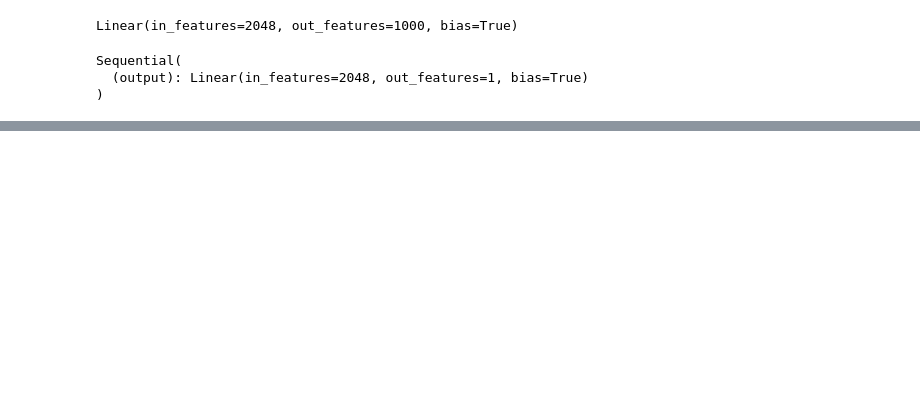
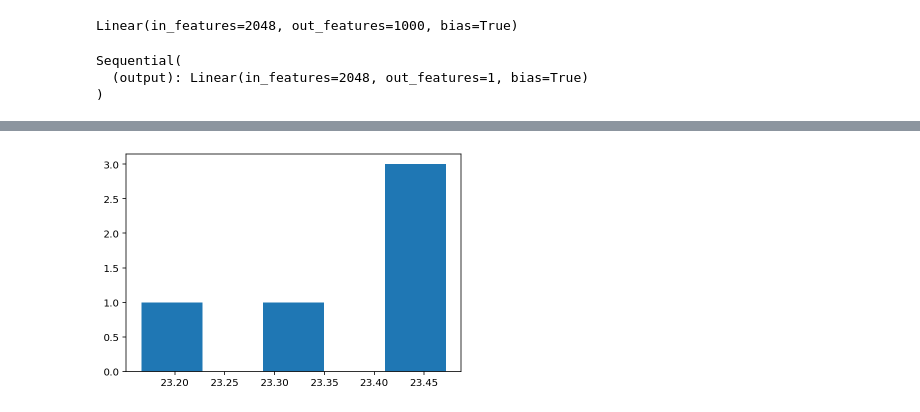
Before and after one commit to tonyzzzzz/FaceToBMI, a Jupyter notebook: notebooks/01-resnet.ipynb, the cells around one changed output, grey strips where cells are left out. Cells and saved outputs as stored; diff of their text form; code cells hidden in the pictures; blank space fills up the shorter version.

```diff
--- a/notebooks/01-resnet.ipynb
+++ b/notebooks/01-resnet.ipynb
@@ -84,14 +92,3 @@ if len(os.listdir("../models/training/")) == 0:
 else:
     # model.load_state_dict(torch.load('../models/training/on_training_model.pt')) #Using this when training with GPU
     model.load_state_dict(torch.load('../models/training/on_training_model.pt', map_location=torch.device('cpu')));
-# %%
-base_learning_rate = 1e-5
-epochs = 1 #should be 500 change to 400000 if you are a rich kid!
-weight_decay = 0.0005
-gamma = 0.001
-power = 0.75
-criterion = nn.SmoothL1Loss()
-if train_on_gpu:
-    criterion.cuda()
-train_losses, valid_losses = [], []
-valid_loss_min = np.Inf
@@ -97,0 +207,5 @@ valid_loss_min = np.Inf
+# %%
+plt.hist(test_losses)
+plt.show()
+# %% [output]
+[figure, added]
```
Also changed, not shown: parts of 13 cells of this notebook, 4 other files.
